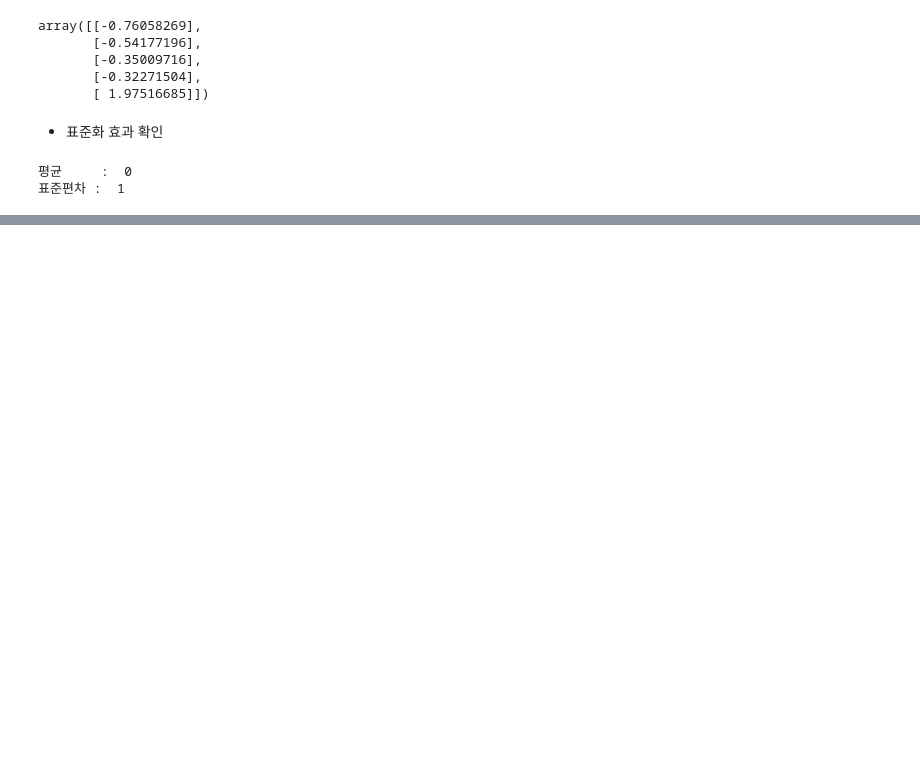
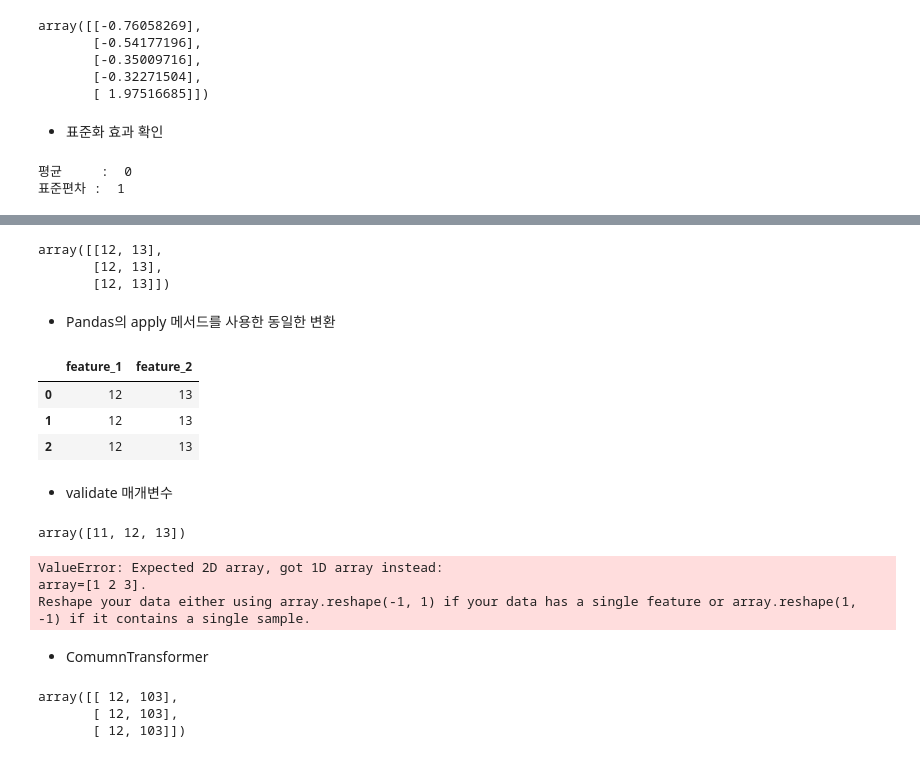
Before and after one commit to peenball/Books, a Jupyter notebook: Machine_Learning_with_Python_Cookbook/04. Handling Numerical Data.ipynb, the cells around one changed output, grey strips where cells are left out. Saved outputs shown, nothing was run; the diff lists cells and outputs as text; code cells hidden in the pictures; blank space fills up the shorter version.

```diff
--- a/Machine_Learning_with_Python_Cookbook/04. Handling Numerical Data.ipynb
+++ b/Machine_Learning_with_Python_Cookbook/04. Handling Numerical Data.ipynb
@@ -119,0 +320,7 @@ print('표준편차 : ', round(standardized.std()))
+# %%
+# 특성 행렬을 만듭니다
+features = np.array([[2,3],[2,3],[2,3]])
+# %%
+# 간단한 함수를 정의합니다
+def add_ten(x):
+    return x+10
@@ -119,0 +330,9 @@ print('표준편차 : ', round(standardized.std()))
+# %%
+# 특성 행렬을 변환합니다
+ten_transformer.transform(features)
+# %% [output]
+array([[12, 13],
+       [12, 13],
+       [12, 13]])
+# %% [markdown]
+- Pandas의 apply 메서드를 사용한 동일한 변환
@@ -119,0 +342,42 @@ print('표준편차 : ', round(standardized.std()))
+# %%
+# 데이터프레임을 만듭니다
+df = pd.DataFrame(features, columns=['feature_1','feature_2'])
+# %%
+# 함수를 적용합니다
+df.apply(add_ten)
+# %% [output]
+|  | feature_1 | feature_2 |
+| 0 | 12 | 13 |
+| 1 | 12 | 13 |
+| 2 | 12 | 13 |
+# %% [markdown]
+- validate 매개변수
+# %%
+FunctionTransformer(add_ten, validate=False).transform(np.array([1,2,3]))
+# %% [output]
+array([11, 12, 13])
+# %%
+FunctionTransformer(add_ten, validate=True).transform(np.array([1,2,3]))
+# %% [output]
+ValueError: Expected 2D array, got 1D array instead:
+array=[1 2 3].
+Reshape your data either using array.reshape(-1, 1) if your data has a single feature or array.reshape(1, -1) if it contains a single sample.
+# %% [markdown]
+- ComumnTransformer
+# %%
+from sklearn.compose import ColumnTransformer
+
+# 100을 더하는 함수를 만듭니다
+def add_hundred(x):
+    return x+100
+
+# (이름, 변환기, 열 리스트)로 구성된 튜플의 리스트를
+# ColumnTransformer에 전달합니다
+ct = ColumnTransformer(
+          [('add_ten', FunctionTransformer(add_ten, validate=True), ['feature_1']),
+           ('add_hundred', FunctionTransformer(add_hundred, validate=True), ['feature_2'])])
+ct.fit_transform(df)
+# %% [output]
+array([[ 12, 103],
+       [ 12, 103],
+       [ 12, 103]])
```
Also changed, not shown: parts of 87 cells of this notebook.
